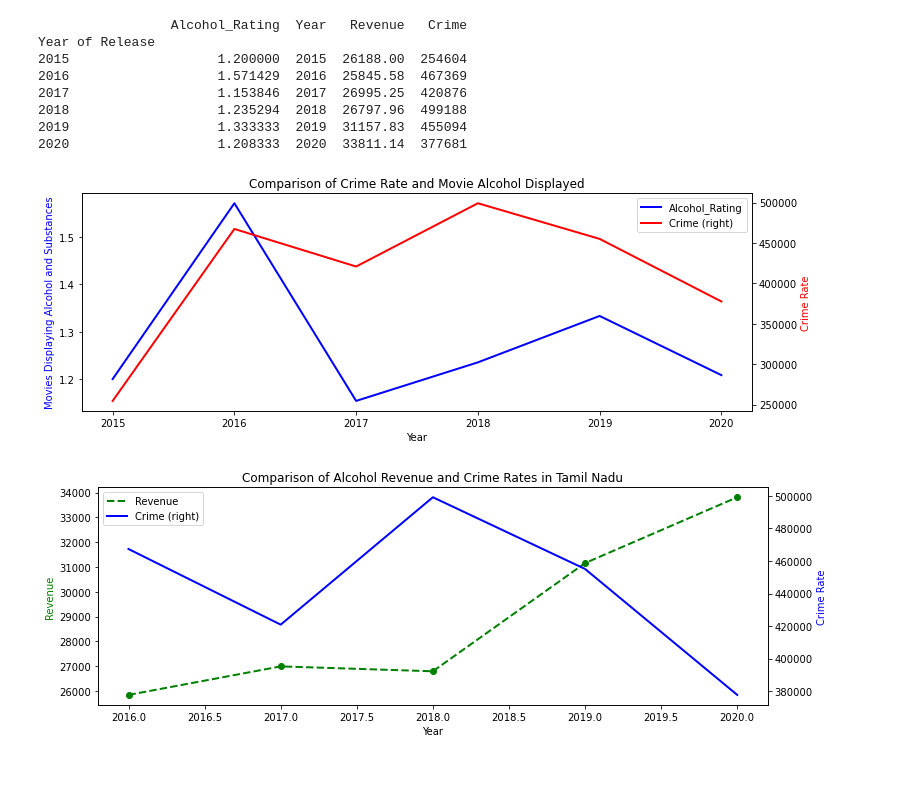
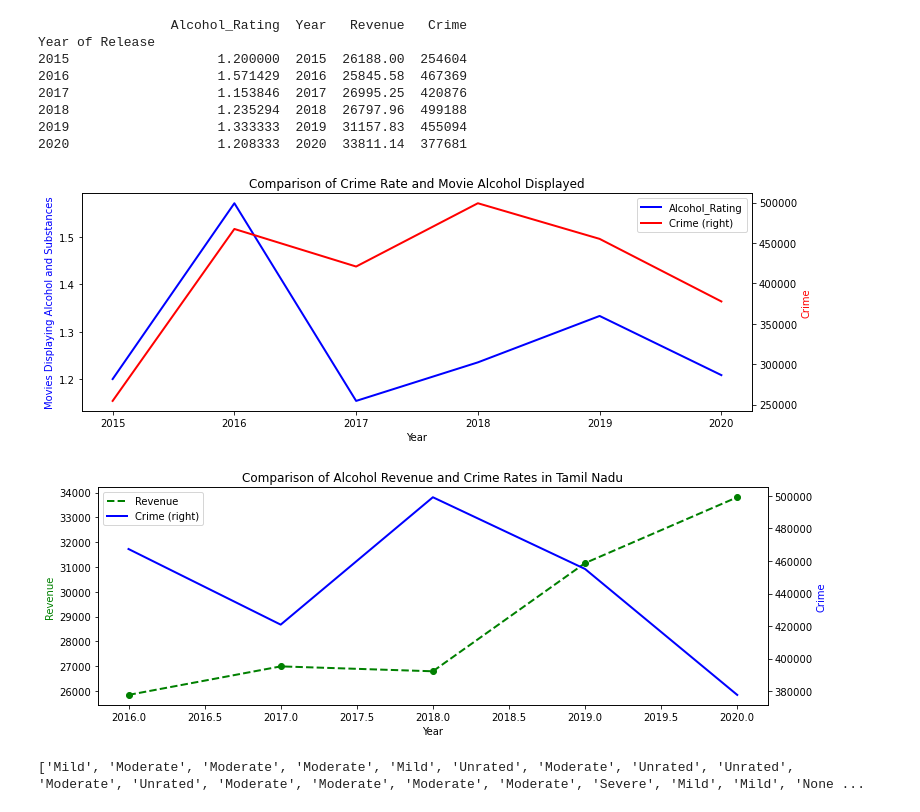
Before and after one commit to Roshni-Bala/Movies-Alcohol-Data-Analysis, a Jupyter notebook: Movies.ipynb, the cells around one changed output. Drawn from its saved outputs; the diff is of its cells as text; code cells hidden in the pictures; blank space fills up the shorter version.

Commit message:
crime data vs violence rate in movies

```diff
--- a/Movies.ipynb
+++ b/Movies.ipynb
@@ -639,18 +639,18 @@ Year of Release
 # %%
 plt.rcParams["figure.figsize"] = (12,4)
 ax = new_df_year.plot(kind = 'line', x = 'Year',y = 'Alcohol_Rating', color = 'Blue',linewidth = 2)
 
 ax2 = new_df_year.plot(kind = 'line', x = 'Year',y = 'Crime', secondary_y = True, color = 'Red',  linewidth = 2,ax = ax)
 
 
 plt.title("Comparison of Crime Rate and Movie Alcohol Displayed")
 ax.set_xlabel('Year')
 ax.set_ylabel('Movies Displaying Alcohol and Substances', color = "b")
-ax2.set_ylabel('Crime Rate', color = 'r')
+ax2.set_ylabel('Crime', color = 'r')
 plt.savefig("result2.jpg")
 plt.show()
 # %% [output]
-[figure, old version]
+[figure, new version]
 # %%
 new_df_tail = new_df_year_crime.tail()
 plt.rcParams["figure.figsize"] = (12,4)
@@ -662,8 +662,40 @@ ax2 = new_df_tail.plot(kind = 'line', x = 'Year',y = 'Crime', secondary_y = True
 plt.title("Comparison of Alcohol Revenue and Crime Rates in Tamil Nadu")
 ax.set_xlabel('Year')
 ax.set_ylabel('Revenue', color = "g")
-ax2.set_ylabel('Crime Rate', color = 'b')
+ax2.set_ylabel('Crime', color = 'b')
 plt.savefig("result3.jpg")
 plt.show()
 # %% [output]
-[figure, old version]
+[figure, new version]
+# %%
+import requests
+from bs4 import BeautifulSoup
+import re
+import string
+import numpy as np
+
+def url_violence_imdb(url):
+    page = requests.get(url).text
+    soup = BeautifulSoup(page, "lxml")
+    text = [p.text for p in soup.find('section', id = "advisory-violence")]
+    req = text[3]
+    req = re.sub('\[.*?\]', '', req)
+    req = re.sub('[%s]' % re.escape(string.punctuation), '', req)
+    req = re.sub('\s+', ' ', req)
+    alc_cont = ''
+    alc_cont = req.split(' ').pop(1)
+    if(alc_cont == 'Be'):
+        alc_cont = 'Unrated'
+
+    #print(alc_cont)
+    return alc_cont
+    #return text
+#url_violence_imdb('https://www.imdb.com/title/tt3973410/parentalguide')
+crime_list = []
+df1_link = pd.read_csv(r'C:\Users\Roshni\OneDrive\Desktop\Roshni\Projects\Alcohol-Movies\movies_alc.csv')
+for x in df1_link['IMDB Link']:
+    y = url_violence_imdb(x)
+    crime_list.append(y)
+print(crime_list)
+# %% [output]
+['Mild', 'Moderate', 'Moderate', 'Moderate', 'Mild', 'Unrated', 'Moderate', 'Unrated', 'Unrated', 'Moderate', 'Unrated', 'Moderate', 'Moderate', 'Moderate', 'Moderate', 'Severe', 'Mild', 'Mild', 'None ...
```
Also changed, not shown: parts of 6 cells of this notebook.
